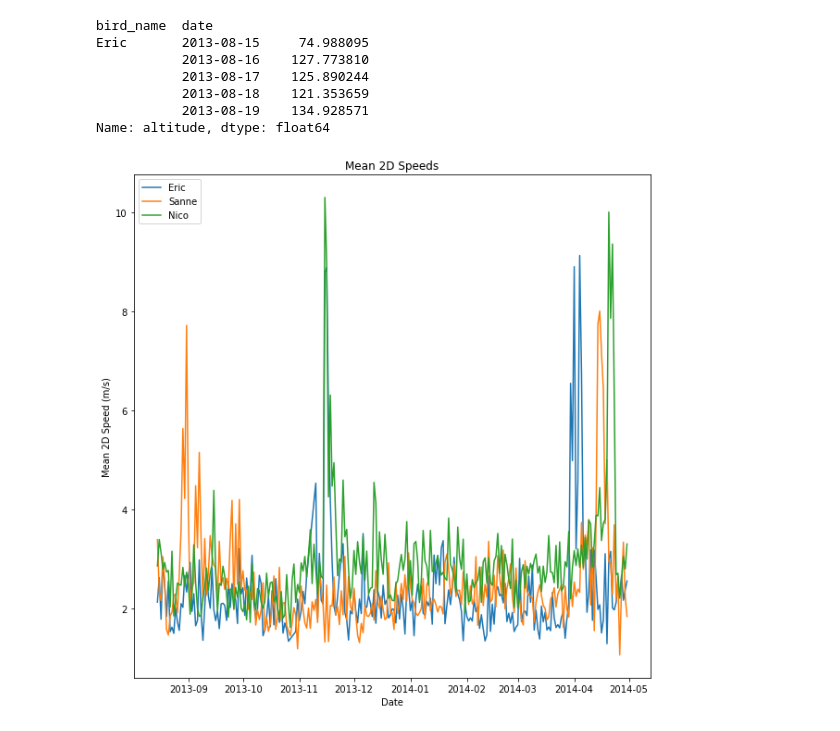
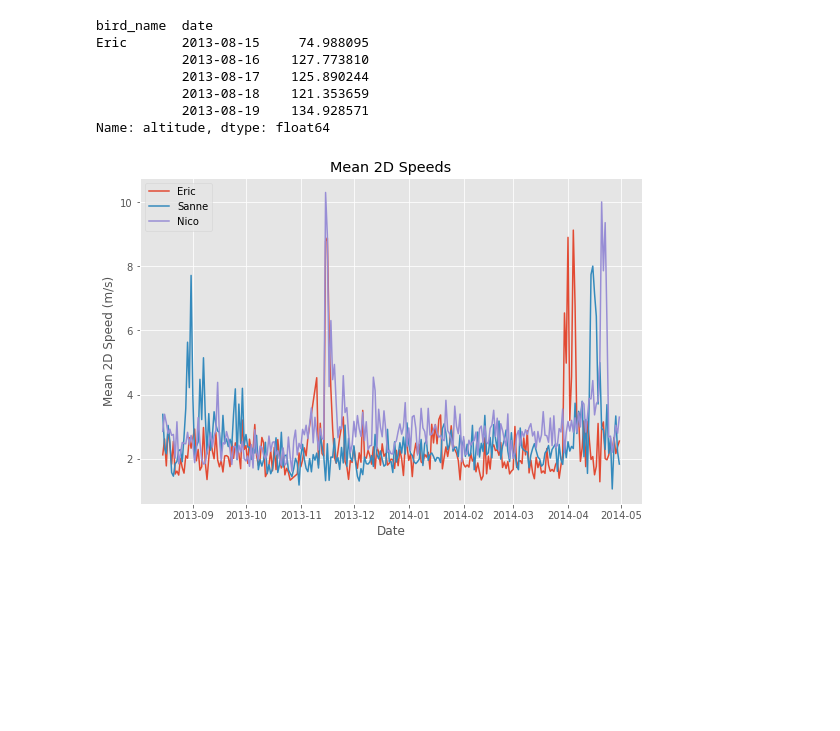
Before and after one commit to ashudva/Case_Studies, a Jupyter notebook: Bird Migration/bird_migration.ipynb, the cells around one changed output. Saved outputs shown, nothing was run; the diff lists cells and outputs as text; code cells hidden in the pictures; blank space fills up the shorter version.

```diff
--- a/Bird Migration/bird_migration.ipynb
+++ b/Bird Migration/bird_migration.ipynb
@@ -369,19 +369,20 @@ Name: altitude, dtype: float64
 # %%
 import matplotlib.pyplot as plt
 
 eric_daily_speed  = grouped_birdday.speed_2d.mean()["Eric"]
 sanne_daily_speed = grouped_birdday.speed_2d.mean()["Sanne"]
 nico_daily_speed  = grouped_birdday.speed_2d.mean()["Nico"]
 
-plt.figure(figsize=(10,10))
+plt.style.use("ggplot")
+plt.figure(figsize=(9,6))
 eric_daily_speed.plot(label="Eric")
 sanne_daily_speed.plot(label="Sanne")
 nico_daily_speed.plot(label="Nico")
 plt.xlabel("Date")
 plt.ylabel("Mean 2D Speed (m/s)")
 plt.title("Mean 2D Speeds")
 plt.legend(loc="upper left")
-plt.savefig("mean_2d_speed.pdf")
+plt.savefig("mean_2d_speed.png", dpi=100)
 plt.show()
 # %% [output]
-[figure, old version]
+[figure, new version]
```
Also changed, not shown: 14 other files.
